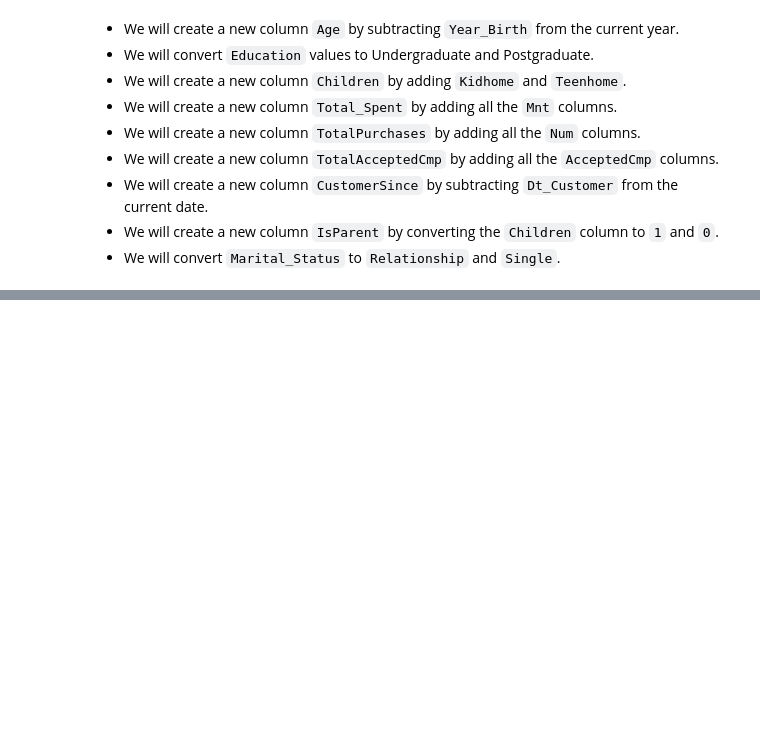
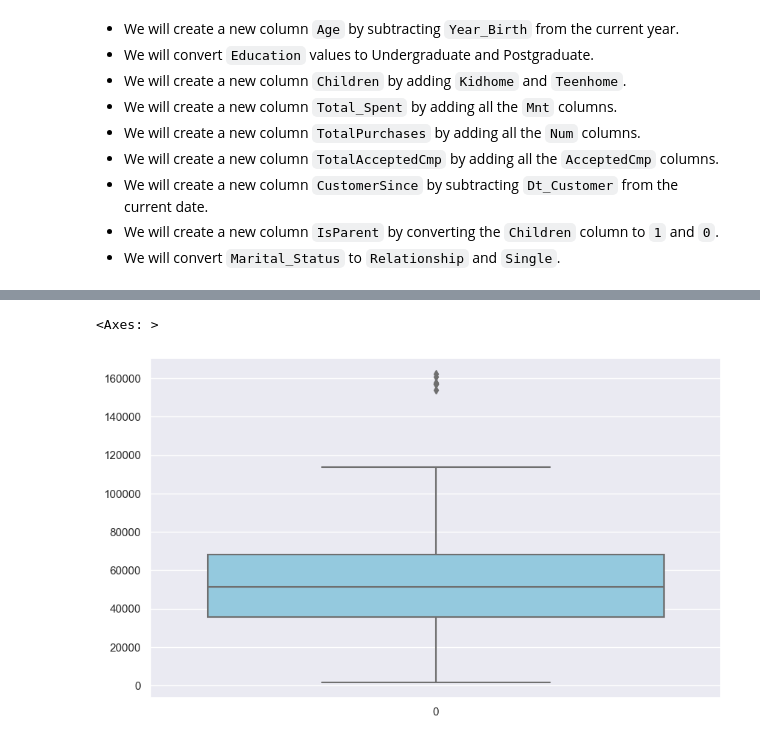
Before and after one commit to TheMimikyu/Customer-Behaviour-Analysis, a Jupyter notebook: CUSTOMER-SEGMENTATION.ipynb, the cells around one changed output, grey strips where cells are left out. Cells and saved outputs as stored; diff of their text form; code cells hidden in the pictures; blank space fills up the shorter version.

```diff
--- a/CUSTOMER-SEGMENTATION.ipynb
+++ b/CUSTOMER-SEGMENTATION.ipynb
@@ -299,0 +360,8 @@ data.drop(drop_columns, axis=1, inplace=True)
+# %%
+data = data[data['Income'] < 600000]
+# %%
+plt.figure(figsize=(10,6))
+sns.boxplot(data['Income'], color='skyblue')
+# %% [output]
+<Axes: >
+[figure, added]
```
Also changed, not shown: parts of 63 cells of this notebook.
